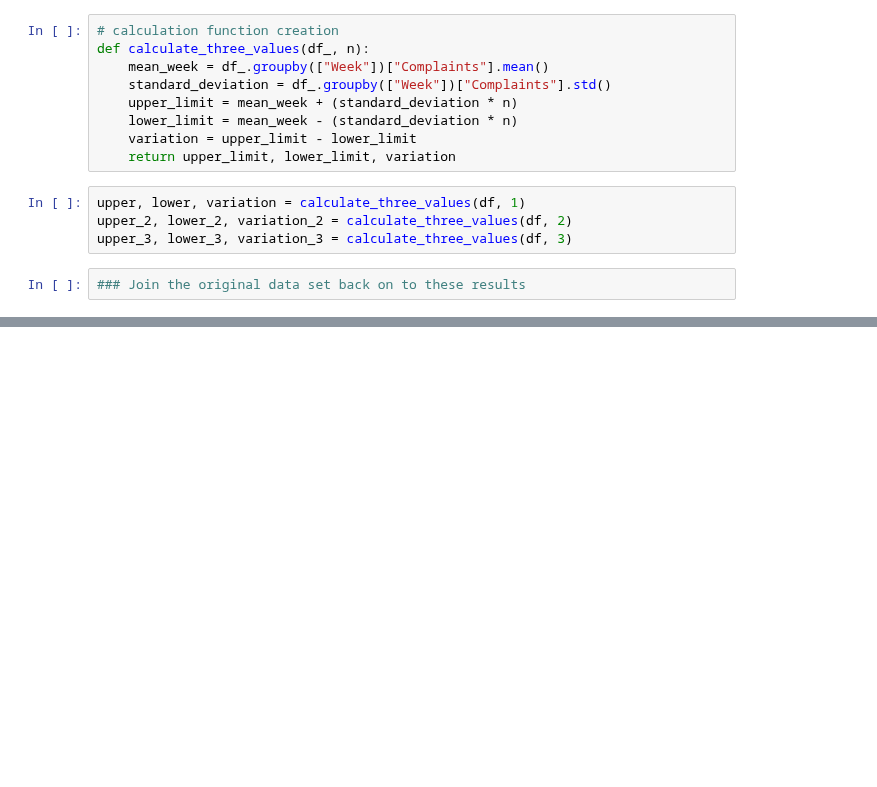
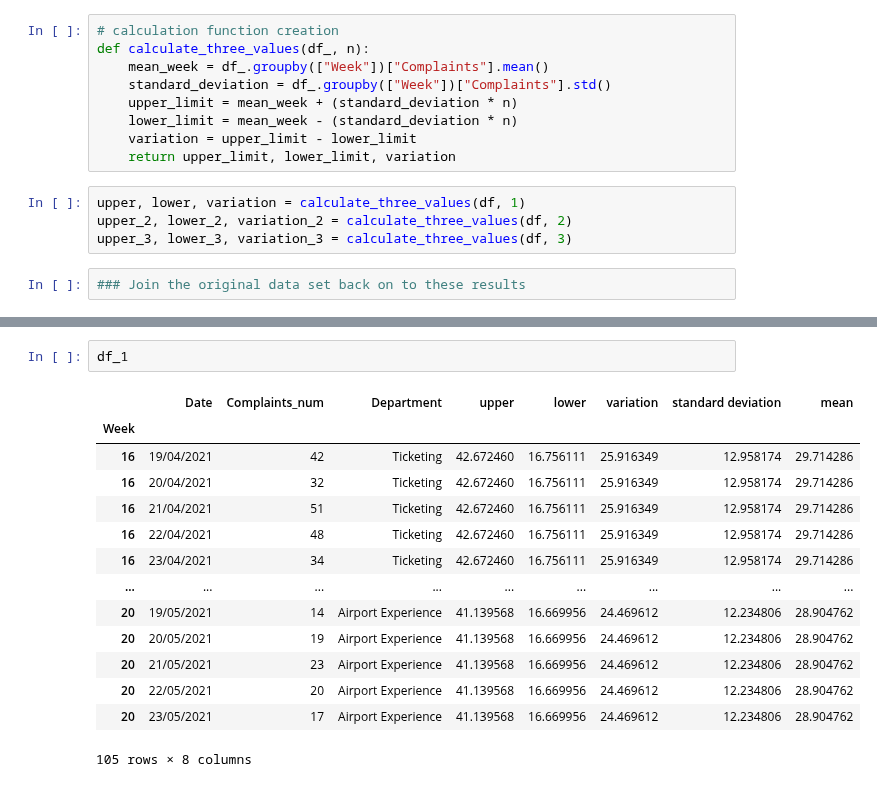
Before and after one commit to hyunjun33/Data_preprocessing, a Jupyter notebook: Preppin' Data 2021 Week 20 Challenge.ipynb, the cells around one changed output, grey strips where cells are left out. Saved outputs shown, nothing was run; the diff lists cells and outputs as text; blank space fills up the shorter version.

```diff
--- a/Preppin' Data 2021 Week 20 Challenge.ipynb
+++ b/Preppin' Data 2021 Week 20 Challenge.ipynb
@@ -174,0 +181,17 @@ upper_3, lower_3, variation_3 = calculate_three_values(df, 3)
+# %%
+df_1
+# %% [output]
+|  | Date | Complaints_num | Department | upper | lower | variation | standard deviation | mean |
+| Week |  |  |  |  |  |  |  |  |
+| 16 | 19/04/2021 | 42 | Ticketing | 42.672460 | 16.756111 | 25.916349 | 12.958174 | 29.714286 |
+| 16 | 20/04/2021 | 32 | Ticketing | 42.672460 | 16.756111 | 25.916349 | 12.958174 | 29.714286 |
+| 16 | 21/04/2021 | 51 | Ticketing | 42.672460 | 16.756111 | 25.916349 | 12.958174 | 29.714286 |
+| 16 | 22/04/2021 | 48 | Ticketing | 42.672460 | 16.756111 | 25.916349 | 12.958174 | 29.714286 |
+| 16 | 23/04/2021 | 34 | Ticketing | 42.672460 | 16.756111 | 25.916349 | 12.958174 | 29.714286 |
+| ... | ... | ... | ... | ... | ... | ... | ... | ... |
+| 20 | 19/05/2021 | 14 | Airport Experience | 41.139568 | 16.669956 | 24.469612 | 12.234806 | 28.904762 |
+| 20 | 20/05/2021 | 19 | Airport Experience | 41.139568 | 16.669956 | 24.469612 | 12.234806 | 28.904762 |
+| 20 | 21/05/2021 | 23 | Airport Experience | 41.139568 | 16.669956 | 24.469612 | 12.234806 | 28.904762 |
+| 20 | 22/05/2021 | 20 | Airport Experience | 41.139568 | 16.669956 | 24.469612 | 12.234806 | 28.904762 |
+| 20 | 23/05/2021 | 17 | Airport Experience | 41.139568 | 16.669956 | 24.469612 | 12.234806 | 28.904762 |
+105 rows × 8 columns
```
Also changed, not shown: parts of 8 cells of this notebook.
